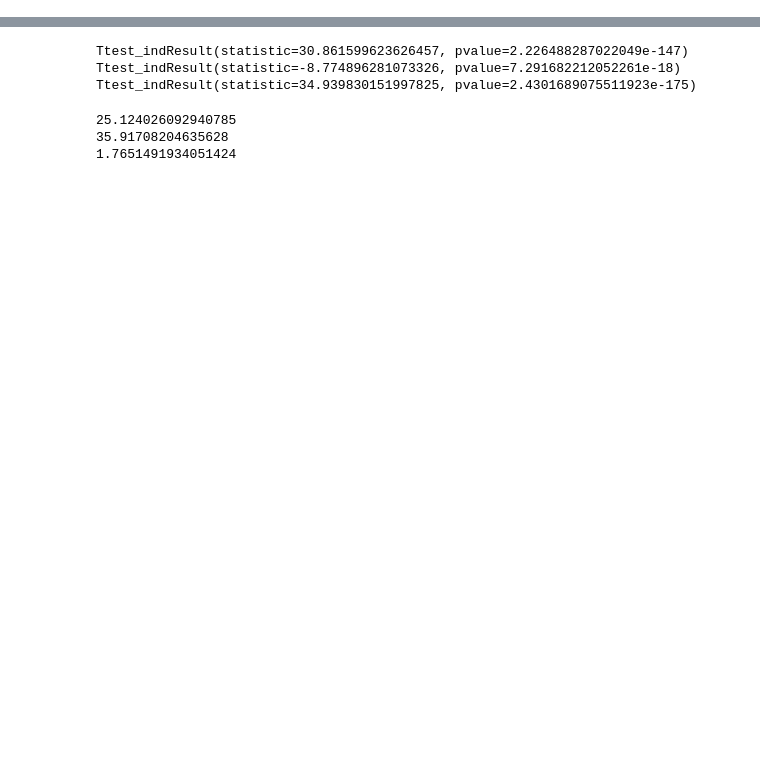
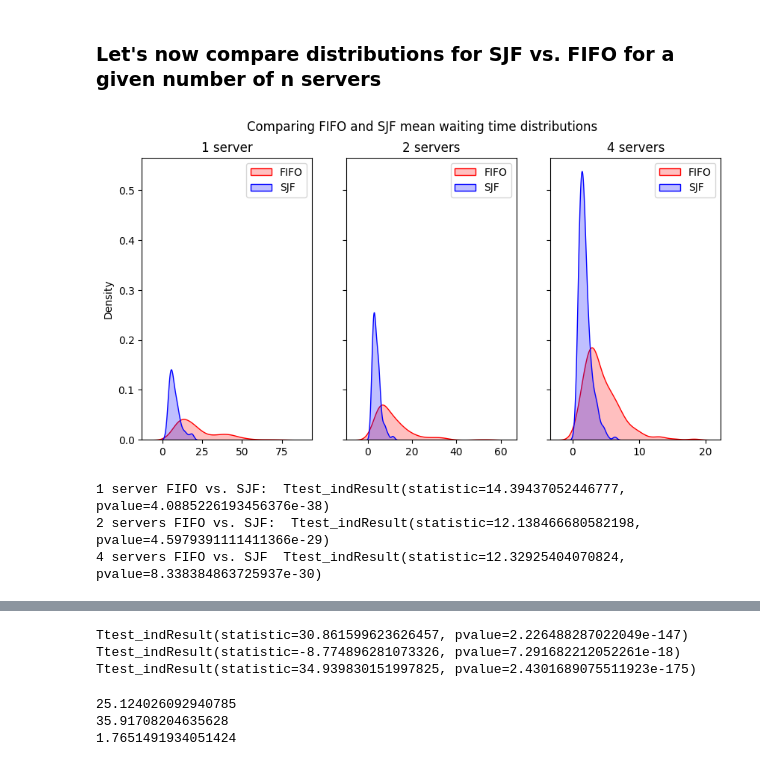
Before and after one commit to Caesar-blip/stochsim_assignment2, a Jupyter notebook: assignment2.ipynb, the cells around one changed output, grey strips where cells are left out. Cells and saved outputs as stored; diff of their text form; code cells hidden in the pictures; blank space fills up the shorter version.

```diff
--- a/assignment2.ipynb
+++ b/assignment2.ipynb
@@ -26,0 +127,34 @@ TypeError: object of type 'int' has no len()
+# %% [markdown]
+### Let's now compare distributions for SJF vs. FIFO for a given number of n servers
+# %%
+fig, (ax1, ax2, ax3) = plt.subplots(1, 3, figsize=(10,5), dpi=100, sharey=True)
+sns.kdeplot(ax=ax1, x=means_1server, shade=True, color="r", label='FIFO')
+sns.kdeplot(ax=ax1, x=sjf_means_1server, shade=True, color="b", label='SJF')
+
+sns.kdeplot(ax=ax2, x=means_2server, shade=True, color="r", label='FIFO')
+sns.kdeplot(ax=ax2, x=sjf_means_2server, shade=True, color="b", label='SJF')
+
+sns.kdeplot(ax=ax3, x=means_4server, shade=True, color="r", label='FIFO')
+sns.kdeplot(ax=ax3, x=sjf_means_4server, shade=True, color="b", label='SJF')
+
+ax1.legend()
+ax2.legend()
+ax3.legend()
+ax1.set_title('1 server')
+ax2.set_title('2 servers')
+ax3.set_title('4 servers')
+fig.suptitle('Comparing FIFO and SJF mean waiting time distributions')
+plt.show()
+# %% [output]
+[figure, added]
+# %%
+# ANSWER TO QUESTION 3.1
+# Testing for difference in means
+# we also want to test if the mean waiting times are different between 2 servers, i.e.
+print('1 server FIFO vs. SJF: ', st.ttest_ind(means_1server, sjf_means_1server))
+print('2 servers FIFO vs. SJF: ', st.ttest_ind(means_2server, sjf_means_2server))
+print('4 servers FIFO vs. SJF ', st.ttest_ind(means_4server, sjf_means_4server))
+# %% [output]
+1 server FIFO vs. SJF:  Ttest_indResult(statistic=14.39437052446777, pvalue=4.0885226193456376e-38)
+2 servers FIFO vs. SJF:  Ttest_indResult(statistic=12.138466680582198, pvalue=4.5979391111411366e-29)
+4 servers FIFO vs. SJF  Ttest_indResult(statistic=12.32925404070824, pvalue=8.338384863725937e-30)
```
Also changed, not shown: parts of 23 cells of this notebook, 1 other file.
